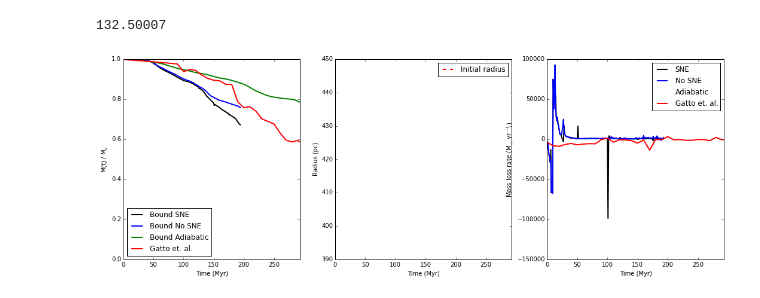
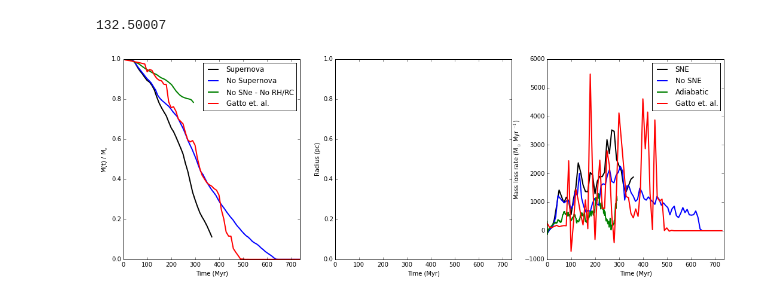
Before and after one commit to aemerick/dwarfs, a Jupyter notebook: analysis/plot/mass_radius_evolution.ipynb, the cells around one changed output. Saved outputs shown, nothing was run; the diff lists cells and outputs as text; code cells hidden in the pictures.

```diff
--- a/analysis/plot/mass_radius_evolution.ipynb
+++ b/analysis/plot/mass_radius_evolution.ipynb
@@ -28,8 +28,9 @@ MUST SET A 'potential_type'
 Loaded IC's for  7  dwarf galaxies
 # %%
 def deriv(x,y):
-    dx = x[1:] - x[:-1]
-    return np.gradient(y[:-1], dx)
+    #dx = x[1:] - x[:-1]
+    #return np.gradient(y[:-1], dx)
+    return np.diff(y)/np.diff(x)
 # %%
 CarinaMidMed = icl.ic_object_dict['CarinaMidMed']
 cmm = icl.known_initial_conditions['CarinaMidMed']
@@ -119,11 +91,15 @@ DWARF ANALYSIS : [INIT] No SB feedback file found at /home/emerick/Research/dwar
 # %%
-mass_sne = np.genfromtxt(fpath + "lowres/mass_evol_0-194.dat",names=True)
-mass_nosne = np.genfromtxt(fpath + "lowres_nosne/mass_evol_0-194.dat",names=True)
+#sne_file = "lowres/mass_evol_0-194.dat"
+sne_file   = "lowres/carina_sne_0-380Myr_dt10.dat"
+nosne_file = "lowres_nosne/carina_nosne_bound_mass_0-750Myr_dt10.dat"
+
+mass_sne = np.genfromtxt(fpath + sne_file,names=True)
+mass_nosne = np.genfromtxt(fpath + nosne_file,names=True)
 mass_adiabatic = np.genfromtxt(fpath + "../carina_adiabatic/mass_evolution_0-300.dat",names=True)
 
-mdot_sne = -1.0*deriv(mass_sne['m'],mass_sne['t']*1.0E6) # solar masses per Myr
-mdot_nosne = -1.0*deriv(mass_nosne['m'],mass_nosne['t']*1.0E6)
-mdot_adiabatic = -1.0*deriv(mass_adiabatic['m'],mass_adiabatic['t']*1.0E6)
+mdot_sne = deriv(mass_sne['t'],mass_sne['m']) # solar masses per Myr
+mdot_nosne = deriv(mass_nosne['t'],mass_nosne['m'])
+mdot_adiabatic = deriv(mass_adiabatic['t'],mass_adiabatic['m'])
 
 #mass_cont  = np.genfromtxt(fpath + "contained_mass_r0_0-91.dat",names=True)
 #rad_slice  = np.genfromtxt(fpath + "density_slice_radius.dat",names=True)
@@ -139,7 +115,7 @@ r0 = sim.radius.convert_to_units('pc').value
 cdata = np.genfromtxt('CarMedMidMass.dat',names=True)
 mass_carina = cdata['M'] * 1.0E4
 time_carina = cdata['t'] * 10.0
-mdot_carina = deriv(mass_carina,time_carina*1.0E6)
+mdot_carina = deriv(time_carina,mass_carina)
 # %%
 print " ratio of initial masses"
 #print mass_carina[0] / (1.31*mass_bound['m'][0] / 0.6)
@@ -157,43 +133,43 @@ ax1 = fig.add_subplot(1,3,1)
 
 
 
-ax1.plot(mass_sne['t'], mass_sne['m']/mass_sne['m'][0], lw = 2, color = 'black', label = "Bound SNE")
-ax1.plot(mass_nosne['t'] , mass_nosne['m']/mass_nosne['m'][0], lw=2, color ='blue', ls='-', label=r"Bound No SNE")
-ax1.plot(mass_adiabatic['t'] , mass_adiabatic['m']/mass_adiabatic['m'][0], lw=2, color ='green', ls='-', label=r"Bound Adiabatic")
+ax1.plot(mass_sne['t'], mass_sne['m']/mass_sne['m'][0], lw = 2, color = 'black', label = "Supernova")
+ax1.plot(mass_nosne['t'] , mass_nosne['m']/mass_nosne['m'][0], lw=2, color ='blue', ls='-', label=r"No Supernova")
+ax1.plot(mass_adiabatic['t'] , mass_adiabatic['m']/mass_adiabatic['m'][0], lw=2, color ='green', ls='-', label=r"No SNe - No RH/RC")
 ax1.plot(time_carina,mass_carina/mass_carina[0], lw=2, color='red',label='Gatto et. al.')
 #ax1.set_ylabel(r'M (10$^5$ M$_{\odot}$)')
 ax1.set_ylabel(r'M(t) / M$_{o}$')
 ax1.set_xlabel(r'Time (Myr)'); ax1.set_ylim(0,1)
 
 
 ax2 = fig.add_subplot(1,3,2)
 #ax2.plot(rad_slice['t'], rad_slice['r'], lw = 2, color ='black', label = 'Slice averaged')
 ax2.set_ylabel(r'Radius (pc)'); ax2.set_xlabel(r'Time (Myr)')
-ax2.plot(ax2.get_xlim(),[r0,r0],lw=2,color='red',ls='--',label='Initial radius')
+#ax2.plot(ax2.get_xlim(),[r0,r0],lw=2,color='red',ls='--',label='Initial radius')
 
 ax3 = fig.add_subplot(1,3,3)
-ax3.plot(mass_sne['t'][0:-1], mdot_sne, lw=2, color='black', label = "SNE")
-ax3.plot(mass_nosne['t'][0:-1],  mdot_nosne, lw=2, color='blue', ls='-', label = r"No SNE")
-ax3.plot(mass_adiabatic['t'][0:-1], mdot_adiabatic, lw=2, color='green',ls='0', label = r'Adiabatic')
-ax3.plot(time_carina[0:-1], mdot_carina, color = 'red', label="Gatto et. al.", lw=2)
-ax3.set_ylabel(r'Mass loss rate (M$_{\odot}$ yr $^{-1}$)'); ax3.set_xlabel(r'Time (Myr)')
+ax3.plot(mass_sne['t'][0:-1], -mdot_sne, lw=2, color='black', label = "SNE")
+ax3.plot(mass_nosne['t'][0:-1],  -mdot_nosne, lw=2, color='blue', ls='-', label = r"No SNE")
+ax3.plot(mass_adiabatic['t'][0:-1], -mdot_adiabatic, lw=2, color='green',ls='-', label = r'Adiabatic')
+ax3.plot(time_carina[0:-1],- mdot_carina, color = 'red', label="Gatto et. al.", lw=2)
+ax3.set_ylabel(r'Mass loss rate (M$_{\odot}$ Myr $^{-1}$)'); ax3.set_xlabel(r'Time (Myr)')
 #ax3.set_ylim(0.00,0.1)
 
 
 #for sntime in SN_times[0:-1]:
 #    sntime = sntime.value
 #    ax1.plot([sntime,sntime],ax1.get_ylim(),lw=1.5,color='blue',ls='--')
 #    ax2.plot([sntime,sntime],ax2.get_ylim(),lw=1.5,color='blue',ls='--')
 
 #ax1.plot([SN_times[-1],SN_times[-1]],ax1.get_ylim(),lw=1.5,color='blue',ls='--',label = "Supernova")
 #ax2.plot([SN_times[-1],SN_times[-1]],ax2.get_ylim(),lw=1.5,color='blue',ls='--',label = "Supernova")
 
 for ax in [ax1,ax2,ax3]:
     ax.set_xlim(0.0,np.max( np.array([np.max(mass_sne['t']), np.max(mass_nosne['t']), np.max(mass_adiabatic['t'])])))
     ax.legend(loc='best')
 fig.savefig(fpath + "plots/mass_radius_evolution.png")
 # %% [output]
-[figure, old version]
+[figure, new version]
 # %%
 fig, ax1 = plt.subplots()
 
```
Also changed, not shown: parts of 3 cells of this notebook, 3 other files.
